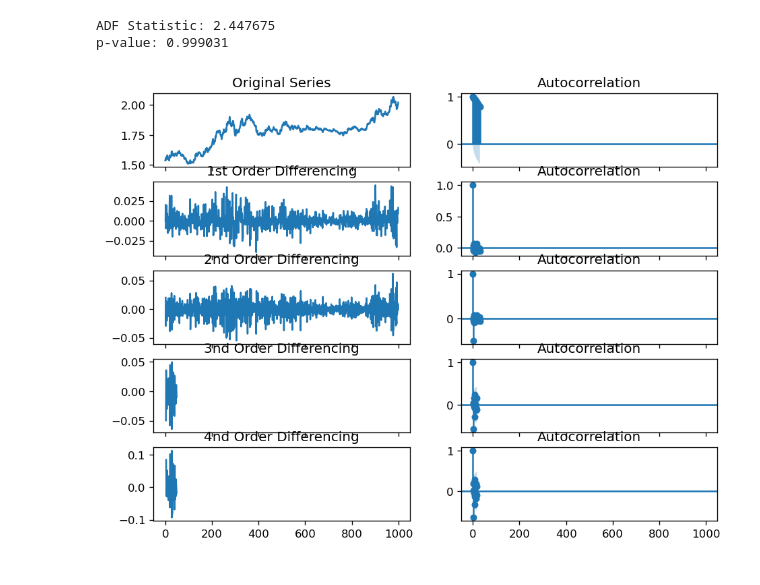
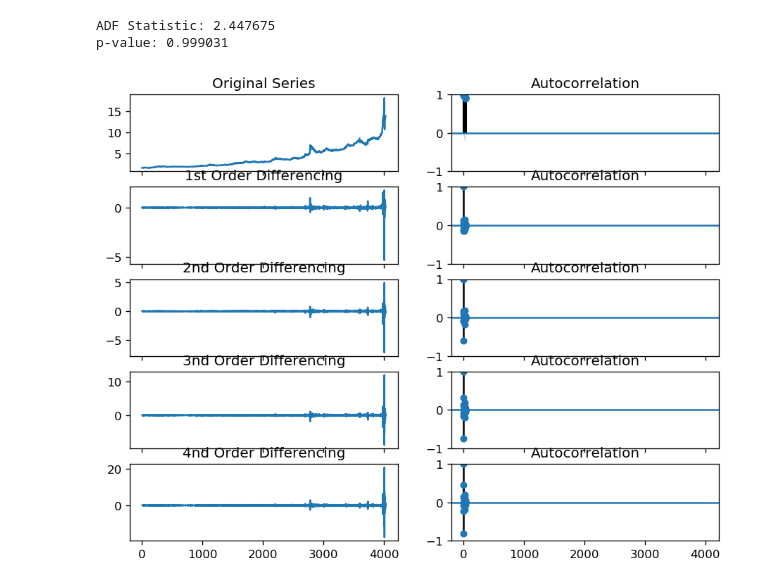
Before and after one commit to AlaaeddineBesbes/DATA731-Market-Movement, a Jupyter notebook: Projet.ipynb, the cells around one changed output. Saved outputs shown, nothing was run; the diff lists cells and outputs as text; code cells hidden in the pictures.

```diff
--- a/Projet.ipynb
+++ b/Projet.ipynb
@@ -353,31 +356,35 @@ print('p-value: %f' % result[1])
 ADF Statistic: 2.447675
 p-value: 0.999031
 # %%
-plt.rcParams.update({'figure.figsize':(9,7), 'figure.dpi':120})
+def Differencing(country):
+    datalimit = len(data[country])
+    plt.rcParams.update({'figure.figsize':(9,7), 'figure.dpi':120})
 
-# Original Series
-fig, axes = plt.subplots(5, 2, sharex=True)
-axes[0, 0].plot(data['Turkish Lira'][:1000]); axes[0, 0].set_title('Original Series')
-plot_acf(data['Turkish Lira'][:1000], ax=axes[0, 1])
+    # Original Series
+    fig, axes = plt.subplots(5, 2, sharex=True)
+    axes[0, 0].plot(data[country][:datalimit]); axes[0, 0].set_title('Original Series')
+    plot_acf(data[country][:datalimit], ax=axes[0, 1])
 
-# 1st Differencing
-axes[1, 0].plot(data['Turkish Lira'][:1000].diff()); axes[1, 0].set_title('1st Order Differencing')
-plot_acf(data['Turkish Lira'][:1000].diff().dropna(), ax=axes[1, 1])
+    # 1st Differencing
+    axes[1, 0].plot(data[country][:datalimit].diff()); axes[1, 0].set_title('1st Order Differencing')
+    plot_acf(data[country][:datalimit].diff().dropna(), ax=axes[1, 1])
 
-# 2nd Differencing
-axes[2, 0].plot(data['Turkish Lira'][:1000].diff().diff()); axes[2, 0].set_title('2nd Order Differencing')
-plot_acf(data['Turkish Lira'][:1000].diff().diff().dropna(), ax=axes[2, 1])
+    # 2nd Differencing
+    axes[2, 0].plot(data[country][:datalimit].diff().diff()); axes[2, 0].set_title('2nd Order Differencing')
+    plot_acf(data[country][:datalimit].diff().diff().dropna(), ax=axes[2, 1])
 
 
-# 3nd Differencing
-axes[3, 0].plot(data['Turkish Lira'][:50].diff().diff().diff()); axes[3, 0].set_title('3nd Order Differencing')
-plot_acf(data['Turkish Lira'][:50].diff().diff().diff().dropna(), ax=axes[3, 1])
+    # 3nd Differencing
+    axes[3, 0].plot(data[country][:datalimit].diff().diff().diff()); axes[3, 0].set_title('3nd Order Differencing')
+    plot_acf(data[country][:datalimit].diff().diff().diff().dropna(), ax=axes[3, 1])
 
-# 4nd Differencing
-axes[4, 0].plot(data['Turkish Lira'][:50].diff().diff().diff().diff()); axes[4, 0].set_title('4nd Order Differencing')
-plot_acf(data['Turkish Lira'][:50].diff().diff().diff().diff().dropna(), ax=axes[4, 1])
+    # 4nd Differencing
+    axes[4, 0].plot(data[country][:datalimit].diff().diff().diff().diff()); axes[4, 0].set_title('4nd Order Differencing')
+    plot_acf(data[country][:datalimit].diff().diff().diff().diff().dropna(), ax=axes[4, 1])
 
 
-plt.show()
+    plt.show()
+
+Differencing('Turkish Lira')
 # %% [output]
-[figure, old version]
+[figure, new version]
```
Also changed, not shown: parts of 16 cells of this notebook.
